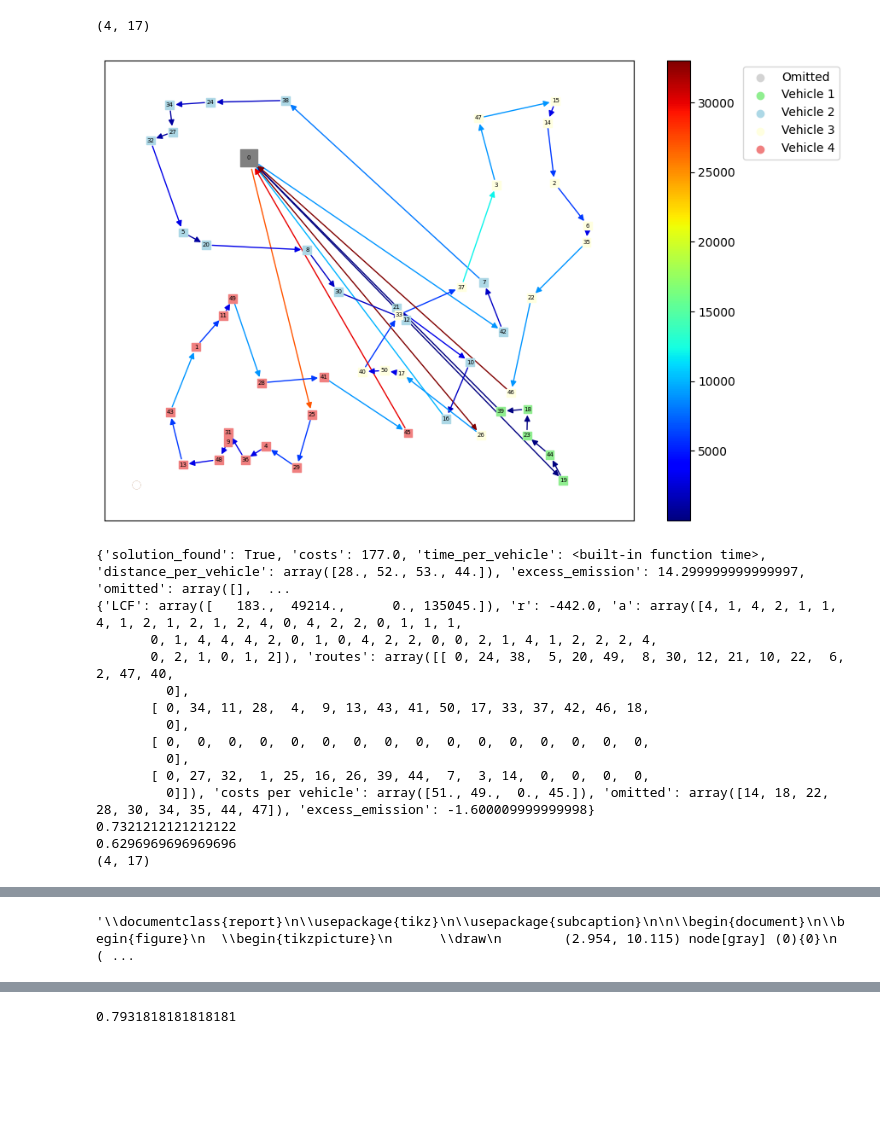
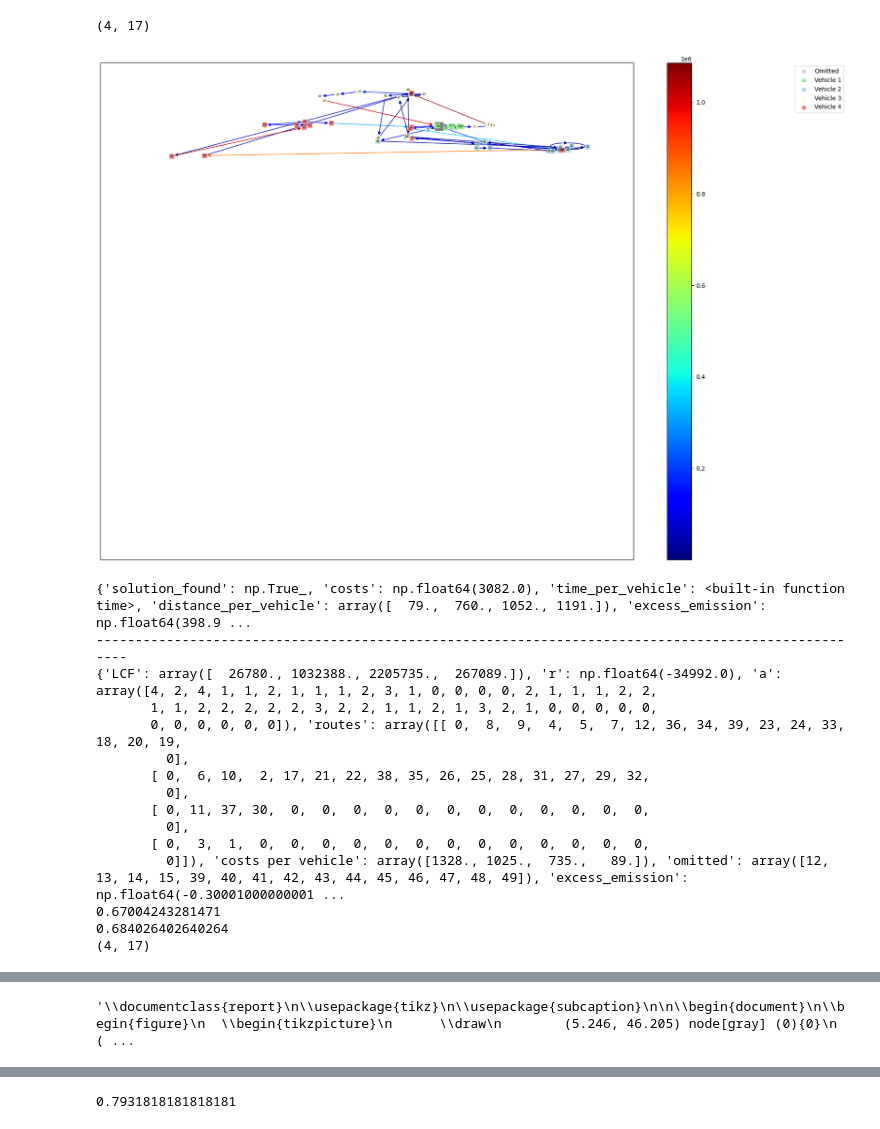
Before and after one commit to Farid-Najar/TransportersDilemma, a Jupyter notebook: test.ipynb, the cells around one changed output, grey strips where cells are left out. Drawn from its saved outputs; the diff is of its cells as text; code cells hidden in the pictures; blank space fills up the shorter version.

```diff
--- a/test.ipynb
+++ b/test.ipynb
@@ -455,5 +461,5 @@ Text(0.5, 1.0, 'Evolution of the average best reward by EXP3, d = 20')
 # %%
-with open('res_GameLearning_EXP3_K50_n100_tsp.pkl', 'rb') as f:
+with open(f'{real}res_GameLearning_EXP3_K50_n100_tsp.pkl', 'rb') as f:
     EXPTSP = pickle.load(f)
 
 plot_curve(*moving_average(np.mean([np.maximum.accumulate(np.array(EXPTSP[i]['rewards'])) for i in EXPTSP.keys()], axis=0), 50))
@@ -503,19 +509,8 @@ dict_keys(['res_DP', 'res_SA', 'res_A', 'res_greedy'])
 # %%
-with open('res_compare_EG_A*_SA_K100_n100.pkl', 'rb') as f:
-    data100 = pickle.load(f)
-# render_results(data100, labels=['DP', 'SA', 'A*', 'EHEG'])
-with open('res_GameLearning_EXP3_K100_n100_vrp.pkl', 'rb') as f:
-    dataEXP100 = pickle.load(f)
-
-with open('res_GameLearning_EXP3_K100_n100_tsp.pkl', 'rb') as f:
-    dataEXP3TSP100 = pickle.load(f)
-
-with open('res_GameLearning_LRI_K100_n100_vrp.pkl', 'rb') as f:
-    dataLRI100 = pickle.load(f)
-
-with open('res_GameLearning_LRI_K100_n100_tsp.pkl', 'rb') as f:
-    dataLRITSP100 = pickle.load(f)
-
-with open('res_SA_TSP_K100_n100.pkl', 'rb') as f:
-    dataSATSP100 = pickle.load(f)
+with open(f'{real}res_compare_EG_A*_SA_K100_n100.pkl', 'rb') as f: data100 = pickle.load(f)
+# with open(f'{real}res_GameLearning_EXP3_K100_n100_vrp.pkl', 'rb') as f: dataEXP100 = pickle.load(f)
+with open(f'{real}res_GameLearning_EXP3_K100_n100_tsp.pkl', 'rb') as f: dataEXP3TSP100 = pickle.load(f)
+# with open(f'{real}res_GameLearning_LRI_K100_n100_vrp.pkl', 'rb') as f: dataLRI100 = pickle.load(f)
+with open(f'{real}res_GameLearning_LRI_K100_n100_tsp.pkl', 'rb') as f: dataLRITSP100 = pickle.load(f)
+with open(f'{real}res_SA_TSP_K100_n100.pkl', 'rb') as f: dataSATSP100 = pickle.load(f)
 # %%
@@ -588,12 +583,7 @@ dict_keys(['res_DP', 'res_SA', 'res_greedy', 'SA TSP', 'EXP3 TSP', 'LRI TSP'])
 # %%
-with open('res_compare_EG_A*_SA_K20_n100.pkl', 'rb') as f:
-    data20 = pickle.load(f)
-# render_results(data100, labels=['DP', 'SA', 'A*', 'EHEG'])
-
-with open('res_GameLearning_EXP3_K20_n100_tsp.pkl', 'rb') as f:
-    dataEXP3TSP20 = pickle.load(f)
-
-with open('res_SA_TSP_K20_n100.pkl', 'rb') as f:
+with open(f'{real}res_compare_EG_A*_SA_K20_n100_retain1.0.pkl', 'rb') as f: data20 = pickle.load(f)
+with open(f'{real}res_GameLearning_EXP3_K20_n100_tsp.pkl', 'rb') as f: dataEXP3TSP20 = pickle.load(f)
+with open(f'{real}res_SA_TSP_K20_n100_retain1.0.pkl', 'rb') as f:
     dataSATSP20 = pickle.load(f)
 
 expTSP20 = {
@@ -692,48 +682,52 @@ K = 50
 # qs = np.load(f'RL/quantities_K{K}_retain1.0.npy')
 # env = GameEnv(AssignmentEnv(game=deepcopy(g), saved_routes=routes, saved_dests=dests, saved_q=qs, obs_mode='game', instance_id=instance, change_instance=False))
 
-with open(f'RL/game_K{K}.pkl', 'rb') as f:
+instance = 40
+
+with open(f'RL/{real}game_K{K}.pkl', 'rb') as f:
     g = pickle.load(f)
-routes = np.load(f'RL/routes_K{K}.npy')
-dests = np.load(f'RL/destinations_K{K}.npy')
+routes = np.load(f'RL/{real}routes_K{K}.npy')
+dests = np.load(f'RL/{real}destinations_K{K}.npy')
 env = GameEnv(AssignmentEnv(game=deepcopy(g), saved_routes=routes, saved_dests=dests, obs_mode='game', instance_id=instance, change_instance=False))
 _, info = env.reset()
 env.render()
 # env.render()
 print(info)
+print(100*'-')
 action = dataEXPTSP[instance]['solution']
 # action = np.zeros(K, dtype=int)
 # print(np.sum(env._env.quantities[np.where(action==0)[0]]))
 *_, info = env.step(action)
 nrmlz = np.sum(env.quantities)*env.omission_cost
 print(info)
 print((nrmlz + info['r'])/nrmlz)
 print(data['res_DP'][instance]['r'])
 env.render()
 
 action = dataSATSP['res_SA'][instance]['sol']
 # action = np.zeros(K, dtype=int)
 # print(np.sum(env._env.quantities[np.where(action==0)[0]]))
 *_, info = env.step(action)
 nrmlz = np.sum(env.quantities)*env.omission_cost
 print(info)
 print((nrmlz + info['r'])/nrmlz)
 # print(data['res_DP'][instance]['r'])
 env.render()
 # %% [output]
 (4, 17)
-[figure, old version]
+[figure, new version]
-{'solution_found': True, 'costs': 177.0, 'time_per_vehicle': <built-in function time>, 'distance_per_vehicle': array([28., 52., 53., 44.]), 'excess_emission': 14.299999999999997, 'omitted': array([],  ...
-{'LCF': array([   183.,  49214.,      0., 135045.]), 'r': -442.0, 'a': array([4, 1, 4, 2, 1, 1, 4, 1, 2, 1, 2, 1, 2, 4, 0, 4, 2, 2, 0, 1, 1, 1,
-       0, 1, 4, 4, 4, 2, 0, 1, 0, 4, 2, 2, 0, 0, 2, 1, 4, 1, 2, 2, 2, 4,
-       0, 2, 1, 0, 1, 2]), 'routes': array([[ 0, 24, 38,  5, 20, 49,  8, 30, 12, 21, 10, 22,  6,  2, 47, 40,
+{'solution_found': np.True_, 'costs': np.float64(3082.0), 'time_per_vehicle': <built-in function time>, 'distance_per_vehicle': array([  79.,  760., 1052., 1191.]), 'excess_emission': np.float64(398.9 ...
+----------------------------------------------------------------------------------------------------
+{'LCF': array([  26780., 1032388., 2205735.,  267089.]), 'r': np.float64(-34992.0), 'a': array([4, 2, 4, 1, 1, 2, 1, 1, 1, 2, 3, 1, 0, 0, 0, 0, 2, 1, 1, 1, 2, 2,
+       1, 1, 2, 2, 2, 2, 2, 3, 2, 2, 1, 1, 2, 1, 3, 2, 1, 0, 0, 0, 0, 0,
+       0, 0, 0, 0, 0, 0]), 'routes': array([[ 0,  8,  9,  4,  5,  7, 12, 36, 34, 39, 23, 24, 33, 18, 20, 19,
          0],
-       [ 0, 34, 11, 28,  4,  9, 13, 43, 41, 50, 17, 33, 37, 42, 46, 18,
+       [ 0,  6, 10,  2, 17, 21, 22, 38, 35, 26, 25, 28, 31, 27, 29, 32,
          0],
-       [ 0,  0,  0,  0,  0,  0,  0,  0,  0,  0,  0,  0,  0,  0,  0,  0,
+       [ 0, 11, 37, 30,  0,  0,  0,  0,  0,  0,  0,  0,  0,  0,  0,  0,
          0],
-       [ 0, 27, 32,  1, 25, 16, 26, 39, 44,  7,  3, 14,  0,  0,  0,  0,
-         0]]), 'costs per vehicle': array([51., 49.,  0., 45.]), 'omitted': array([14, 18, 22, 28, 30, 34, 35, 44, 47]), 'excess_emission': -1.600009999999998}
-0.7321212121212122
-0.6296969696969696
+       [ 0,  3,  1,  0,  0,  0,  0,  0,  0,  0,  0,  0,  0,  0,  0,  0,
+         0]]), 'costs per vehicle': array([1328., 1025.,  735.,   89.]), 'omitted': array([12, 13, 14, 15, 39, 40, 41, 42, 43, 44, 45, 46, 47, 48, 49]), 'excess_emission': np.float64(-0.30001000000001 ...
+0.67004243281471
+0.684026402640264
 (4, 17)
@@ -754,4 +748,4 @@ env.render()
-'\\documentclass{report}\n\\usepackage{tikz}\n\\usepackage{subcaption}\n\n\\begin{document}\n\\begin{figure}\n  \\begin{tikzpicture}\n      \\draw\n        (2.954, 10.115) node[gray] (0){0}\n        ( ...
+'\\documentclass{report}\n\\usepackage{tikz}\n\\usepackage{subcaption}\n\n\\begin{document}\n\\begin{figure}\n  \\begin{tikzpicture}\n      \\draw\n        (5.246, 46.205) node[gray] (0){0}\n        ( ...
 # %%
 K = 20
 # game = AssignmentEnv(obs_mode='game')
```
Also changed, not shown: parts of 32 cells of this notebook, 44 other files.
